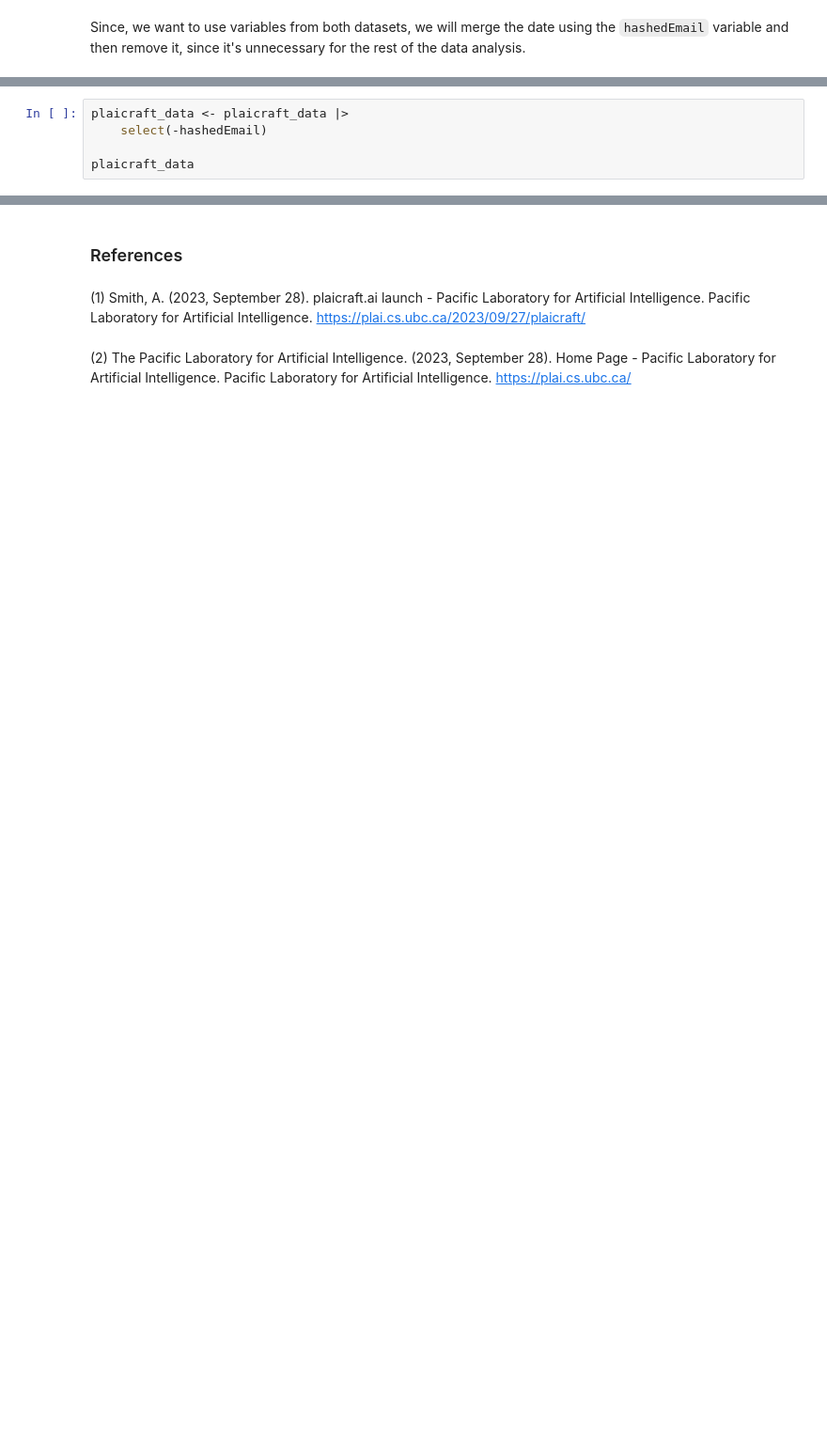
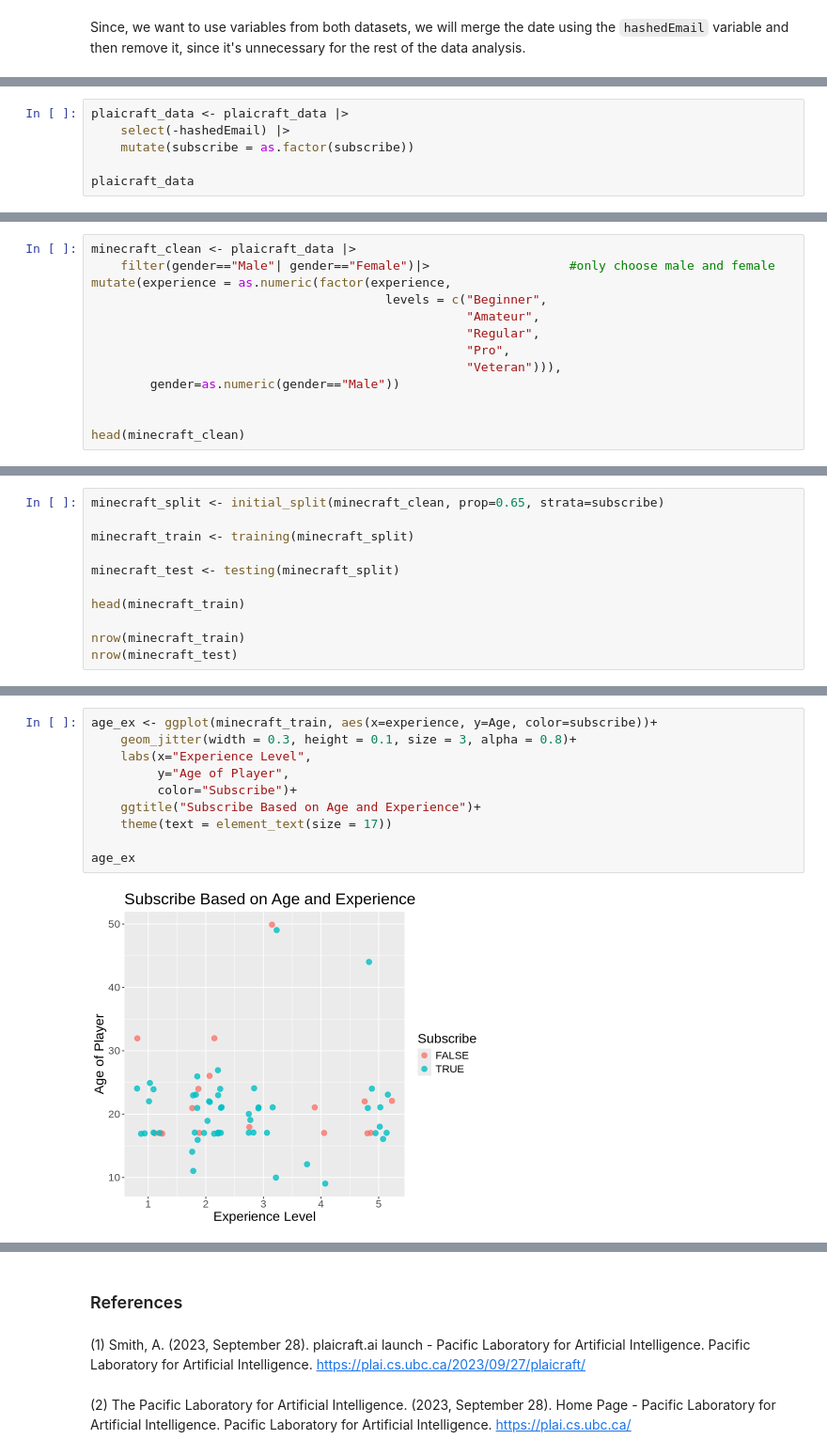
Before and after one commit to sarahmontgomery04/dsci-100-2025w2-group-13, a Jupyter notebook: Project Final Report.ipynb, the cells around one changed output, grey strips where cells are left out. Shown at 94% size. Cells and saved outputs as stored; diff of their text form; blank space fills up the shorter version.

```diff
--- a/Project Final Report.ipynb
+++ b/Project Final Report.ipynb
@@ -192,5 +180,6 @@ A data.frame: 125 × 6
 # %%
 plaicraft_data <- plaicraft_data |>
-    select(-hashedEmail)
+    select(-hashedEmail) |>
+    mutate(subscribe = as.factor(subscribe))
 
 plaicraft_data
@@ -198,0 +213,13 @@ Now that we have our data cleaned and formatted, we can run a classification mod
+# %%
+minecraft_clean <- plaicraft_data |>
+    filter(gender=="Male"| gender=="Female")|>                   #only choose male and female
+mutate(experience = as.numeric(factor(experience,
+                                        levels = c("Beginner",
+                                                   "Amateur",
+                                                   "Regular",
+                                                   "Pro",
+                                                   "Veteran"))),
+        gender=as.numeric(gender=="Male"))
+
+
+head(minecraft_clean)
@@ -198,0 +251,11 @@ Now that we have our data cleaned and formatted, we can run a classification mod
+# %%
+minecraft_split <- initial_split(minecraft_clean, prop=0.65, strata=subscribe)
+
+minecraft_train <- training(minecraft_split)
+
+minecraft_test <- testing(minecraft_split)
+
+head(minecraft_train)
+
+nrow(minecraft_train)
+nrow(minecraft_test)
@@ -208,0 +319,12 @@ plaicraft_recipe <- recipe(subsribe ~ ., data = plaicraft_training) |>
+# %%
+age_ex <- ggplot(minecraft_train, aes(x=experience, y=Age, color=subscribe))+
+    geom_jitter(width = 0.3, height = 0.1, size = 3, alpha = 0.8)+
+    labs(x="Experience Level",
+         y="Age of Player",
+         color="Subscribe")+
+    ggtitle("Subscribe Based on Age and Experience")+
+    theme(text = element_text(size = 17))
+
+age_ex
+# %% [output]
+[figure, added]
```
Also changed, not shown: parts of 33 cells of this notebook.
